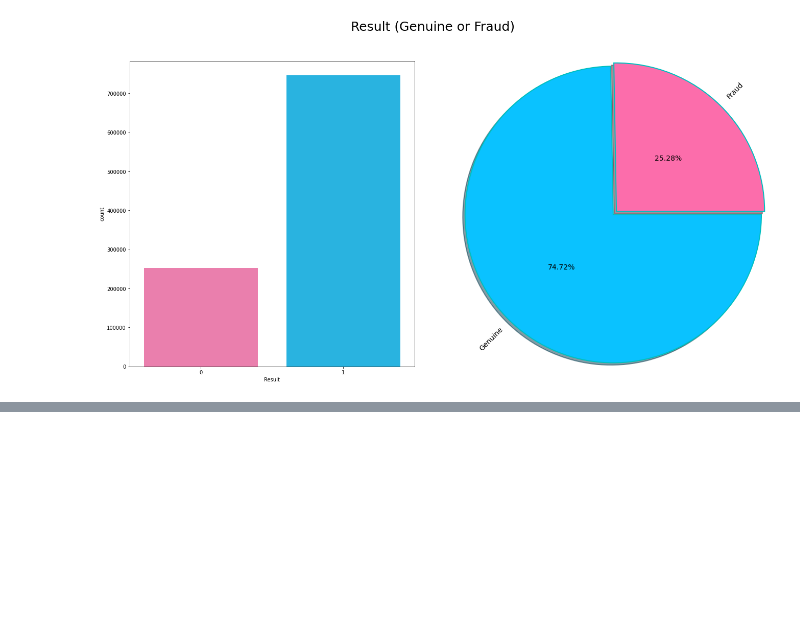
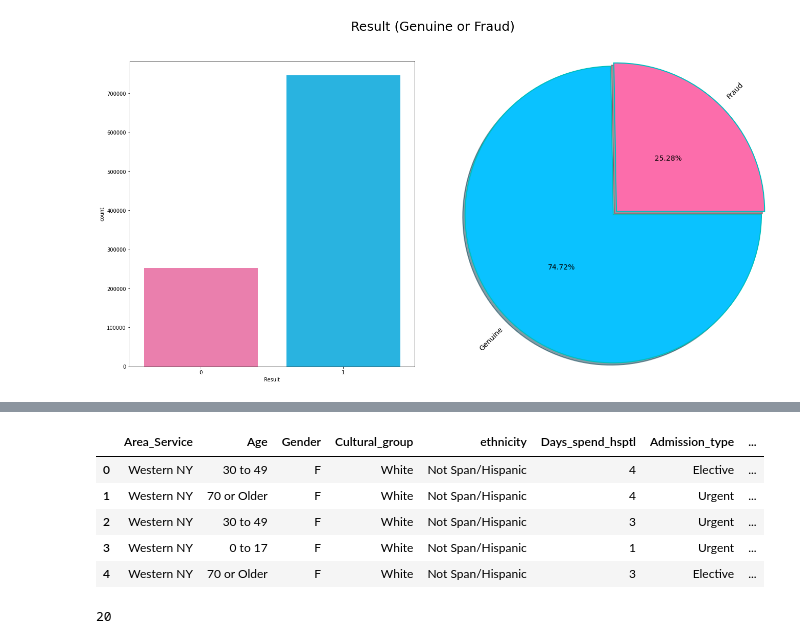
Before and after one commit to sajadshafi/insurance-fraud-analysis, a Jupyter notebook: Code/FraudAnaysis.ipynb, the cells around one changed output, grey strips where cells are left out. Cells and saved outputs as stored; diff of their text form; code cells hidden in the pictures; blank space fills up the shorter version.

```diff
--- a/Code/FraudAnaysis.ipynb
+++ b/Code/FraudAnaysis.ipynb
@@ -1570,0 +1586,5 @@ for i in range(50, 401, 50):
+# %%
+# df["Days_spend_hsptl"].replace(["120 +"], "120", inplace = True)
+df[df["Days_spend_hsptl"] == '120 +'] = '120'
+df["Days_spend_hsptl"] = pd.to_numeric(df["Days_spend_hsptl"])
+df["Days_spend_hsptl"].unique()
@@ -1570,0 +1602,9 @@ for i in range(50, 401, 50):
+# %%
+df.head()
+# %% [output]
+|  | Area_Service | Age | Gender | Cultural_group | ethnicity | Days_spend_hsptl | Admission_type | ... |
+| 0 | Western NY | 30 to 49 | F | White | Not Span/Hispanic | 4 | Elective | ... |
+| 1 | Western NY | 70 or Older | F | White | Not Span/Hispanic | 4 | Urgent | ... |
+| 2 | Western NY | 30 to 49 | F | White | Not Span/Hispanic | 3 | Urgent | ... |
+| 3 | Western NY | 0 to 17 | F | White | Not Span/Hispanic | 1 | Urgent | ... |
+| 4 | Western NY | 70 or Older | F | White | Not Span/Hispanic | 3 | Elective | ... |
@@ -1570,0 +1615,4 @@ for i in range(50, 401, 50):
+# %%
+df["Home or self care,"].nunique()
+# %% [output]
+20
```
Also changed, not shown: parts of 274 cells of this notebook, 11 other files.
